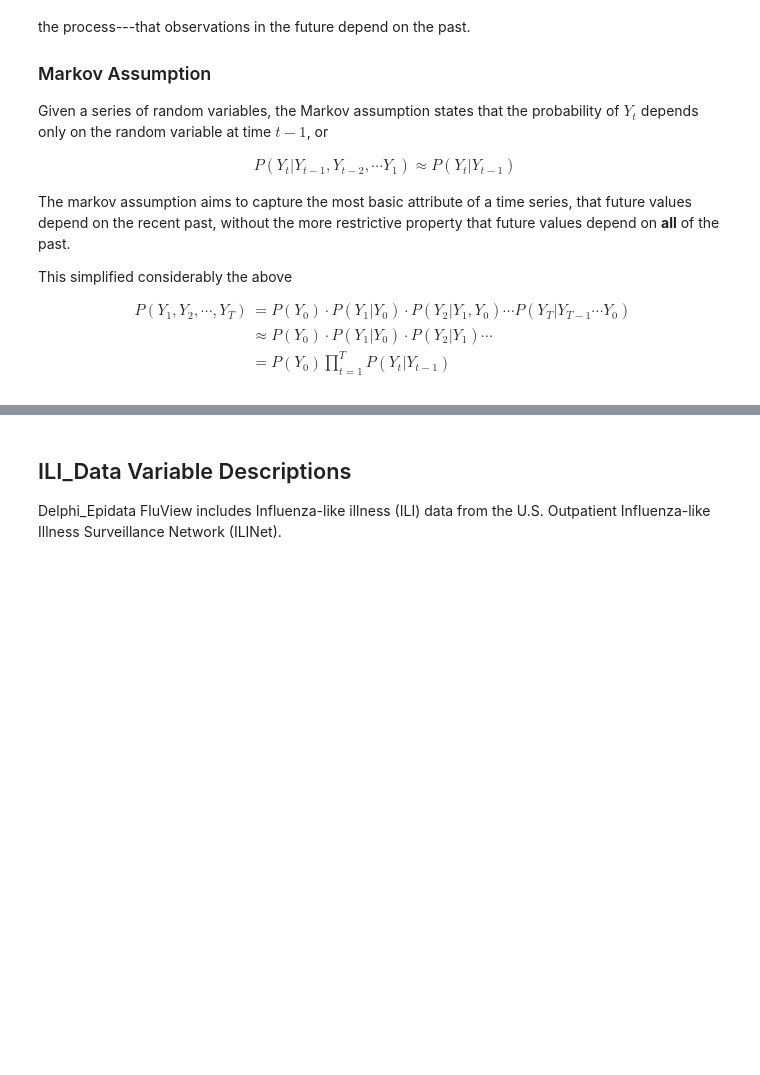
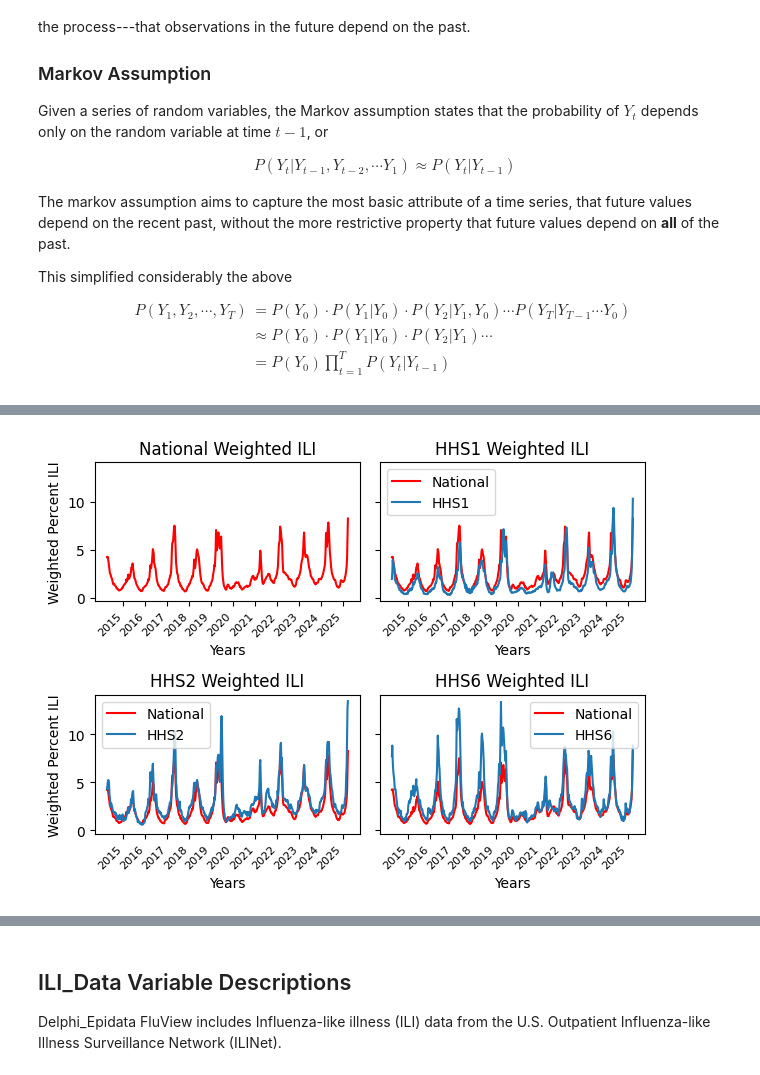
Before and after one commit to computationalUncertaintyLab/TSID, a Jupyter notebook: ch1.ipynb, the cells around one changed output, grey strips where cells are left out. Drawn from its saved outputs; the diff is of its cells as text; code cells hidden in the pictures; blank space fills up the shorter version.

```diff
--- a/ch1.ipynb
+++ b/ch1.ipynb
@@ -77 +92,62 @@ It creates national and regional baselines for Influenza and ILI. Finding out wh
 ILI data is 2 weeks behind.ILI and Influenza data is measued in epiweeks (see discription below). The season typically begins around Week 40, late September/ early October, and runs though Week 39 of the following year. ILI is not lab confirmed, allowing information to be gathered and reported quicker. On the other hand it is highly influenced by human behavior and the data heavily relies on health-seeking behavior.
+# %%
+#--d
+import pandas as pd
+import matplotlib.pyplot as plt
+
+d = pd.read_csv("./data/ili_data.csv")  #<--using pandas to import a dataset
+
+#--plot ILI for all states in HHS1
+#--plot ILI for all states in HHS2
+#--plot ILI for all states in HHS6
+
+fig, axs = plt.subplots( 2,2, sharey =True  )  #<--This begins a figure and axes object.
+
+d_nat = d.loc[ d.region == "nat" ].reset_index()  #<-Creates a seprate dataframe for Nat,HHS1,HHS2,& HHS6 data
+d_hhs1 = d.loc[ d.region == "hhs1" ].reset_index()
+d_hhs2 = d.loc[ d.region == "hhs2" ].reset_index()
+d_hhs6 = d.loc[ d.region == "hhs6" ].reset_index()
+
+#Ignore the next 4 lines
+d_nat["week"] = [  int(str(row.epiweek)[-2:])   for idx,row in d_nat.iterrows() ]
+d_nat["year"] = [  int(str(row.epiweek)[:-2])   for idx,row in d_nat.iterrows() ]
+x_ticks       = d_nat.loc[d_nat.week==40].index
+x_tick_labels = d_nat.loc[d_nat.week==40, "year"]
+
+
+axs[0,0].plot(d_nat["wili"], color = "Red")           #<--This plots the weighted ILI in top left plot
+axs[0,0].set_title("National Weighted ILI")           #<--This add title for plot
+axs[0,0].set_xlabel("Years")                          #<--This labels x & y axes
+axs[0,0].set_ylabel("Weighted Percent ILI")
+axs[0,0].set_xticks(x_ticks)
+axs[0,0].set_xticklabels(x_tick_labels, rotation =45, ha ="right", fontsize=8)   #<--This cleans up x-axis, but setting the values displayed & rotating them so they do not overlap
+
+axs[0,1].plot(d_nat["wili"], color = "Red", label ="National")
+axs[0,1].plot(d_hhs1["wili"],label = "HHS1")
+axs[0,1].set_title("HHS1 Weighted ILI")
+axs[0,1].set_xlabel("Years")
+axs[0,1].set_xticks(x_ticks)
+axs[0,1].set_xticklabels(x_tick_labels, rotation =45, ha ="right", fontsize=8)
+axs[0,1].legend()                                   #<--This creates a legend for the data being displayed
+
+axs[1,0].plot(d_nat["wili"], color = "Red", label ="National")
+axs[1,0].plot(d_hhs2["wili"],label = "HHS2")
+axs[1,0].set_title("HHS2 Weighted ILI")
+axs[1,0].set_xlabel("Years")
+axs[1,0].set_ylabel("Weighted Percent ILI")
+axs[1,0].set_xticks(x_ticks)
+axs[1,0].set_xticklabels(x_tick_labels, rotation =45, ha ="right", fontsize=8)
+axs[1,0].legend()
+
+axs[1,1].plot(d_nat["wili"],color = "Red",label ="National")
+axs[1,1].plot(d_hhs6["wili"],label = "HHS6")
+axs[1,1].set_title("HHS6 Weighted ILI")
+axs[1,1].set_xlabel("Years")
+axs[1,1].set_xticks(x_ticks)
+axs[1,1].set_xticklabels(x_tick_labels, rotation =45, ha ="right", fontsize=8)
+axs[1,1].legend()
+
+plt.tight_layout()   #<--This cleans up the plots
+plt.show()           #<--This prints the plots
+# %% [output]
+[figure, added]
```
Also changed, not shown: parts of 6 cells of this notebook.
